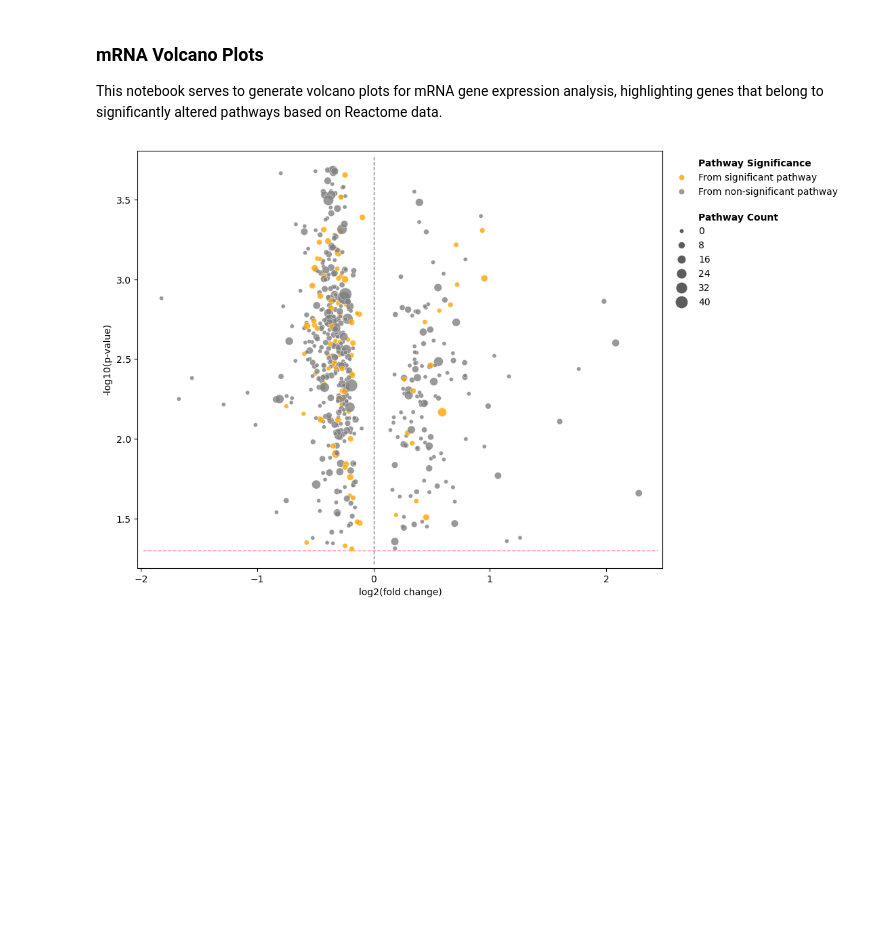
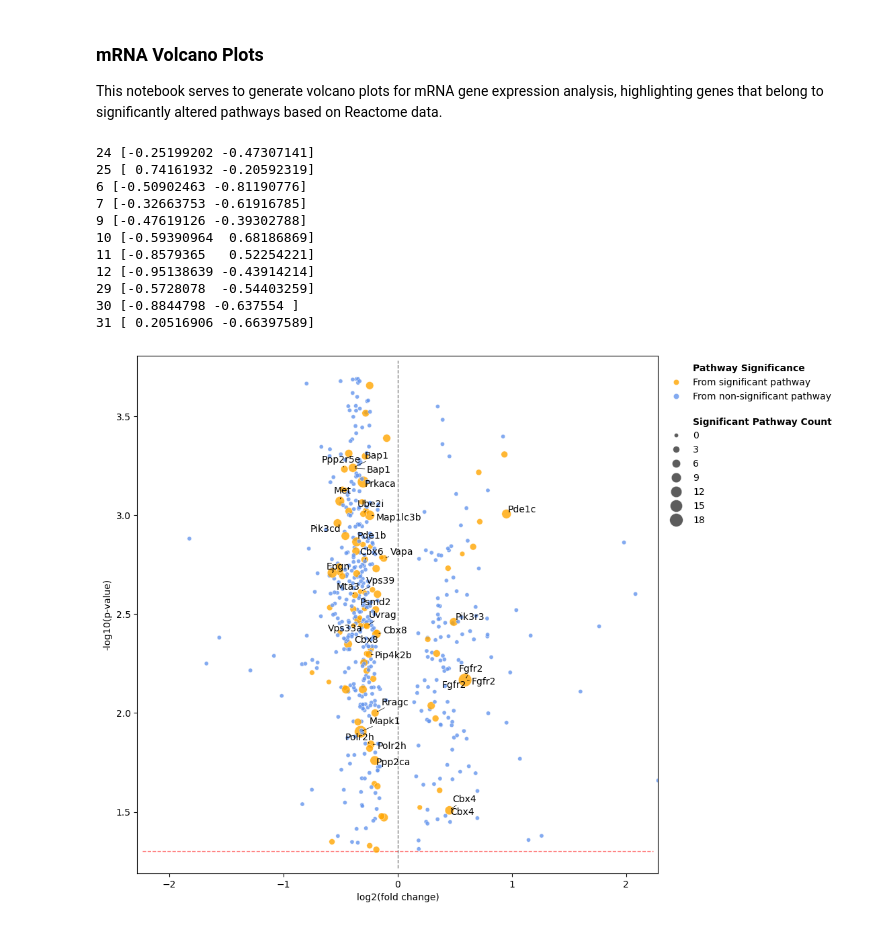
Before and after one commit to wgrodzicki/gene-expression-volcano-plots, a Jupyter notebook: mrna_volcano_plots.ipynb, the cells around one changed output. Saved outputs shown, nothing was run; the diff lists cells and outputs as text; code cells hidden in the pictures; blank space fills up the shorter version.

Commit message:
Added labels, size counts only for significant pathways, visual adjustments to the plot.

```diff
--- a/mrna_volcano_plots.ipynb
+++ b/mrna_volcano_plots.ipynb
@@ -29,10 +29,10 @@ if user_input:
 # %%
 # Get gene name column name
-gene_name_column: str = "gene"
+gene_name_column_name_file: str = "gene"
 user_input: str = input("Provide gene name column name (default: 'gene'): ")
 
 if user_input:
-    gene_name_column = user_input
+    gene_name_column_name_file = user_input
 # %%
 # Get pathway file
 while True:
@@ -45,18 +45,18 @@ if pathway_file_name.endswith(".csv") == False:
     pathway_file_name = f"{pathway_file_name}.csv"
 # %%
 # Get genes found column name
-genes_found_column: str = "Submitted entities found"
+genes_found_column_name_file: str = "Submitted entities found"
 user_input: str = input("Provide genes found in pathway column name (default: 'Submitted entities found'): ")
 
 if user_input:
-    genes_found_column = user_input
+    genes_found_column_name_file = user_input
 # %%
 # Get p-value column name
-p_value_pathway_column: str = "Entities pValue"
+p_value_pathway_column_name_file: str = "Entities pValue"
 user_input: str = input("Provide p-value column name (default: 'Entities pValue'): ")
 
 if user_input:
-    p_value_pathway_column = user_input
+    p_value_pathway_column_name_file = user_input
 # %%
 # Get p-value threshold
 p_value_pathway_threshold: float = 0.05
@@ -87,10 +87,10 @@ def map_color_pathway(pathway_data: list, gene_name: str) -> str:
     gene_name_normalized = gene_name.strip().upper()
 
     for pathway in pathway_data:
-        if float(pathway[p_value_pathway_column]) >= p_value_pathway_threshold:
+        if float(pathway[p_value_pathway_column_name_file]) >= p_value_pathway_threshold:
             continue
 
-        genes_in_pathway = pathway[genes_found_column].split(";")
+        genes_in_pathway = pathway[genes_found_column_name_file].split(";")
         # Normalize pathway genes to uppercase for comparison
         genes_normalized = [g.strip().upper() for g in genes_in_pathway]
 
@@ -191,25 +236,53 @@ df[pathway_count_column_name] = df[gene_name_column].apply(lambda gene: count_pa
 # %%
 # Create volcano plot
 import matplotlib.pyplot as plt
 import numpy as np
 import seaborn as sns
+import adjustText
 
-plt.figure(figsize=(10, 8))
-sns.scatterplot(data=df, x=x_log_fold_change, y=y_log_p_value, color='black', alpha=0.8,
+plt.figure(figsize=(10, 10))
+sns.scatterplot(data=df, x=fold_change_column_name, y=p_value_column_name,
+                color='black', alpha=0.8,
                 hue=pathway_significance_column_name,
                 hue_order=[significant_label, non_significant_label],
-                palette=['orange', 'grey'],
+                palette=['orange', 'cornflowerblue'],
                 size=pathway_count_column_name,
                 sizes=(20, 200))
 plt.xlabel('log2(fold change)')
 plt.ylabel('-log10(p-value)')
 plt.axhline(y=-np.log10(0.05), zorder=0, xmin=0.01, xmax=0.99, color='red', linestyle='--', linewidth=1, alpha=0.5)
 plt.axvline(x=0, zorder=0, ymin=0.01, ymax=0.99, color='black', linestyle='--', linewidth=1, alpha=0.5)
 
+# Set symmetric x-axis limits so 0 is in the center
+max_abs_x = max(abs(df[fold_change_column_name].min()), abs(df[fold_change_column_name].max()))
+plt.xlim(-max_abs_x, max_abs_x)
+
+# Label genes from the most significant pathways
+gene_rows_from_top_pathways: list = get_gene_rows_from_top_pathways(df, pathway_data, top_n=5)
+labeled_genes: list = []
+
+for i in range(len(gene_rows_from_top_pathways)):
+    labeled_genes.append(plt.text(x=gene_rows_from_top_pathways[i][fold_change_column_name],
+                         y=gene_rows_from_top_pathways[i][p_value_column_name],
+                         s=gene_rows_from_top_pathways[i][gene_name_column_name_file]))
+
+adjustText.adjust_text(labeled_genes, force_text=(0.9,0.9), arrowprops=dict(arrowstyle='->', color='black', lw=0.5))
+
 # Customize legend with bold titles
 legend = plt.legend(loc=1, bbox_to_anchor=(1.35, 1), frameon=False)
 for text in legend.get_texts():
     if text.get_text() in [pathway_significance_column_name, pathway_count_column_name]:
         text.set_fontweight('bold')
 # %% [output]
+24 [-0.25199202 -0.47307141]
+25 [ 0.74161932 -0.20592319]
+6 [-0.50902463 -0.81190776]
+7 [-0.32663753 -0.61916785]
+9 [-0.47619126 -0.39302788]
+10 [-0.59390964  0.68186869]
+11 [-0.8579365   0.52254221]
+12 [-0.95138639 -0.43914214]
+29 [-0.5728078  -0.54403259]
+30 [-0.8844798 -0.637554 ]
+31 [ 0.20516906 -0.66397589]
-[figure, old version]
+[figure, new version]
```
Also changed, not shown: parts of 5 cells of this notebook.
